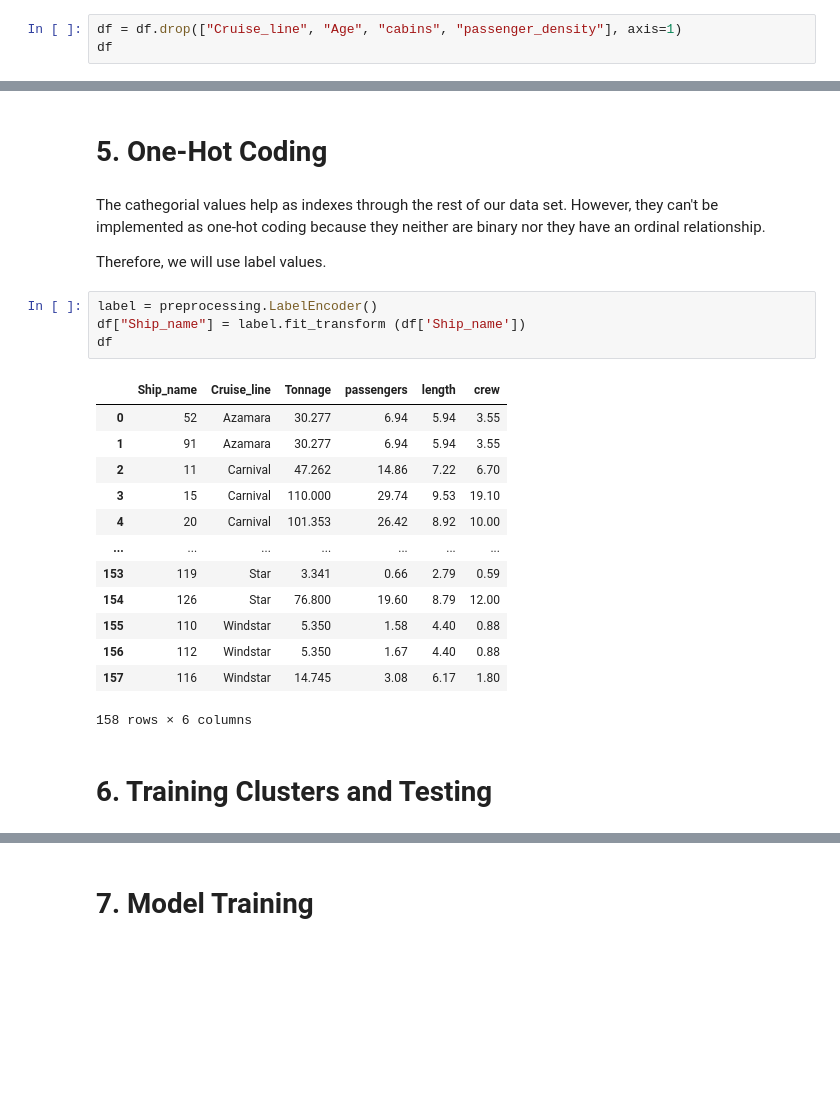
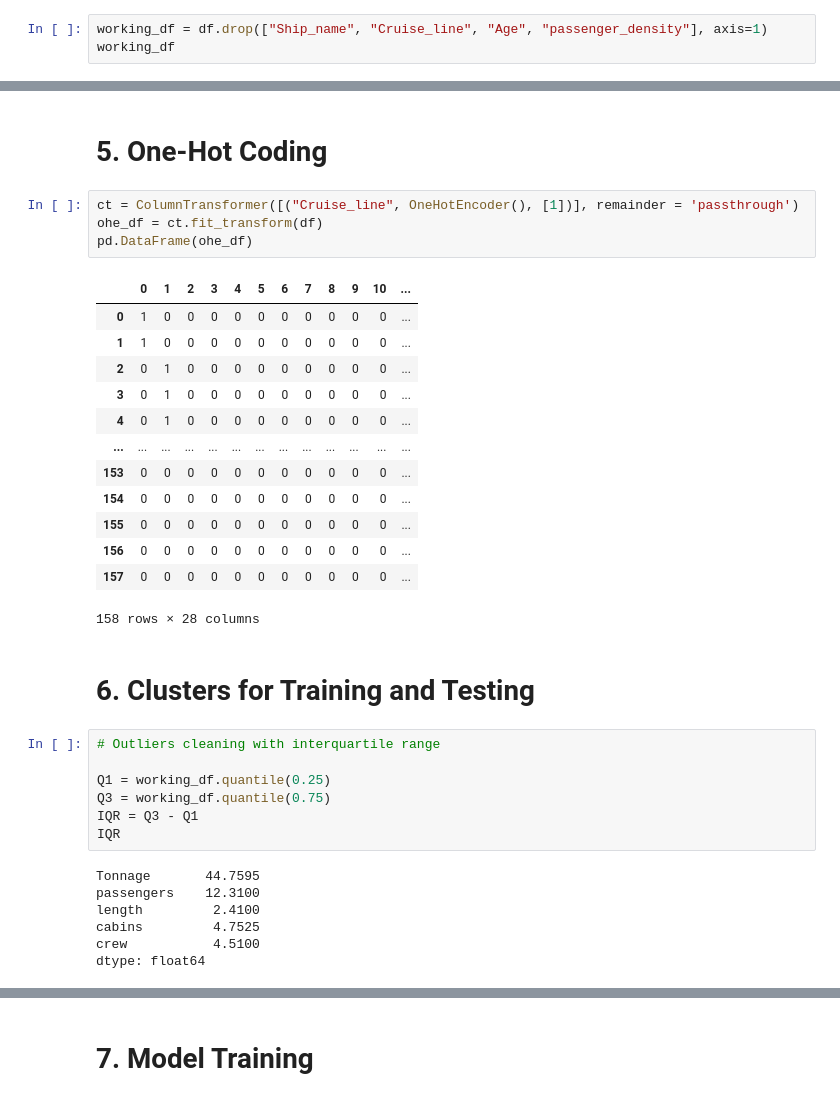
Before and after one commit to XavierCarrera/Platzi-Master-DS-Exercises, a Jupyter notebook: Basic_Exercise_DS_Python2.ipynb, the cells around one changed output, grey strips where cells are left out. Saved outputs shown, nothing was run; the diff lists cells and outputs as text; blank space fills up the shorter version.

```diff
--- a/Basic_Exercise_DS_Python2.ipynb
+++ b/Basic_Exercise_DS_Python2.ipynb
@@ -209,3 +228,3 @@ We'll also delete de Cruise_line column, because we only need the Ship name for
 # %%
-df = df.drop(["Cruise_line", "Age", "cabins", "passenger_density"], axis=1)
-df
+working_df = df.drop(["Ship_name", "Cruise_line", "Age", "passenger_density"], axis=1)
+working_df
@@ -212,26 +245,36 @@ df
 # %% [markdown]
 # 5. One-Hot Coding
-# %% [markdown]
-The cathegorial values help as indexes through the rest of our data set. However, they can't be implemented as one-hot coding because they neither are binary nor they have an ordinal relationship.
-
-Therefore, we will use label values.
-# %%
-label = preprocessing.LabelEncoder()
-df["Ship_name"] = label.fit_transform (df['Ship_name'])
-df
-# %% [output]
-|  | Ship_name | Cruise_line | Tonnage | passengers | length | crew |
-| 0 | 52 | Azamara | 30.277 | 6.94 | 5.94 | 3.55 |
-| 1 | 91 | Azamara | 30.277 | 6.94 | 5.94 | 3.55 |
-| 2 | 11 | Carnival | 47.262 | 14.86 | 7.22 | 6.70 |
-| 3 | 15 | Carnival | 110.000 | 29.74 | 9.53 | 19.10 |
-| 4 | 20 | Carnival | 101.353 | 26.42 | 8.92 | 10.00 |
-| ... | ... | ... | ... | ... | ... | ... |
-| 153 | 119 | Star | 3.341 | 0.66 | 2.79 | 0.59 |
-| 154 | 126 | Star | 76.800 | 19.60 | 8.79 | 12.00 |
-| 155 | 110 | Windstar | 5.350 | 1.58 | 4.40 | 0.88 |
-| 156 | 112 | Windstar | 5.350 | 1.67 | 4.40 | 0.88 |
-| 157 | 116 | Windstar | 14.745 | 3.08 | 6.17 | 1.80 |
-158 rows × 6 columns
+# %%
+ct = ColumnTransformer([("Cruise_line", OneHotEncoder(), [1])], remainder = 'passthrough')
+ohe_df = ct.fit_transform(df)
+pd.DataFrame(ohe_df)
+# %% [output]
+|  | 0 | 1 | 2 | 3 | 4 | 5 | 6 | 7 | 8 | 9 | 10 | ... |
+| 0 | 1 | 0 | 0 | 0 | 0 | 0 | 0 | 0 | 0 | 0 | 0 | ... |
+| 1 | 1 | 0 | 0 | 0 | 0 | 0 | 0 | 0 | 0 | 0 | 0 | ... |
+| 2 | 0 | 1 | 0 | 0 | 0 | 0 | 0 | 0 | 0 | 0 | 0 | ... |
+| 3 | 0 | 1 | 0 | 0 | 0 | 0 | 0 | 0 | 0 | 0 | 0 | ... |
+| 4 | 0 | 1 | 0 | 0 | 0 | 0 | 0 | 0 | 0 | 0 | 0 | ... |
+| ... | ... | ... | ... | ... | ... | ... | ... | ... | ... | ... | ... | ... |
+| 153 | 0 | 0 | 0 | 0 | 0 | 0 | 0 | 0 | 0 | 0 | 0 | ... |
+| 154 | 0 | 0 | 0 | 0 | 0 | 0 | 0 | 0 | 0 | 0 | 0 | ... |
+| 155 | 0 | 0 | 0 | 0 | 0 | 0 | 0 | 0 | 0 | 0 | 0 | ... |
+| 156 | 0 | 0 | 0 | 0 | 0 | 0 | 0 | 0 | 0 | 0 | 0 | ... |
+| 157 | 0 | 0 | 0 | 0 | 0 | 0 | 0 | 0 | 0 | 0 | 0 | ... |
+158 rows × 28 columns
 # %% [markdown]
-# 6. Training Clusters and Testing
+# 6. Clusters for Training and Testing
+# %%
+# Outliers cleaning with interquartile range
+
+Q1 = working_df.quantile(0.25)
+Q3 = working_df.quantile(0.75)
+IQR = Q3 - Q1
+IQR
+# %% [output]
+Tonnage       44.7595
+passengers    12.3100
+length         2.4100
+cabins         4.7525
+crew           4.5100
+dtype: float64
```
Also changed, not shown: parts of 19 cells of this notebook.
